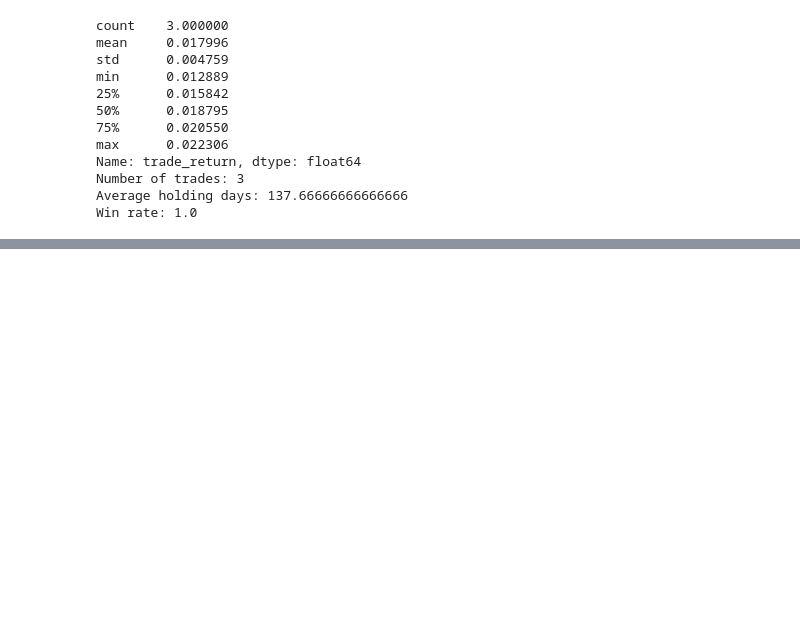
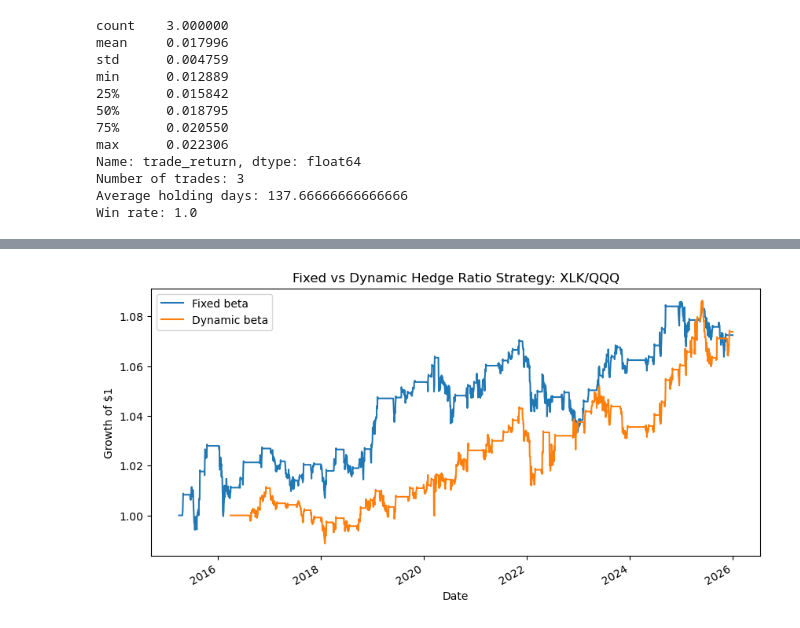
Before and after one commit to jamienordio/pairs-trading-backtest, a Jupyter notebook: notebooks/01_data_exploration.ipynb, the cells around one changed output, grey strips where cells are left out. Drawn from its saved outputs; the diff is of its cells as text; code cells hidden in the pictures; blank space fills up the shorter version.

```diff
--- a/notebooks/01_data_exploration.ipynb
+++ b/notebooks/01_data_exploration.ipynb
@@ -528,0 +577,14 @@ Win rate: 1.0
+# %%
+rolling_strategy_returns = compute_strategy_returns(
+    prices=prices,
+    positions=rolling_positions,
+    ticker_y=ticker_y,
+    ticker_x=ticker_x,
+    beta=beta,
+    transaction_cost_bps=5.0,
+)
+
+rolling_metrics = compute_performance_metrics(rolling_strategy_returns)
+
+for key, value in rolling_metrics.items():
+    print(f"{key}: {value:.4f}")
@@ -528,0 +849,20 @@ Win rate: 1.0
+# %%
+fixed_cum = compute_cumulative_returns(rolling_strategy_returns)
+dynamic_cum = compute_cumulative_returns(dynamic_beta_returns)
+
+comparison_cum = pd.concat(
+    {
+        "Fixed beta": fixed_cum,
+        "Dynamic beta": dynamic_cum,
+    },
+    axis=1,
+)
+
+ax = comparison_cum.plot(figsize=(10, 5))
+
+ax.set_title(f"Fixed vs Dynamic Hedge Ratio Strategy: {ticker_y}/{ticker_x}")
+ax.set_xlabel("Date")
+ax.set_ylabel("Growth of $1")
+plt.show()
+# %% [output]
+[figure, added]
```
Also changed, not shown: parts of 49 cells of this notebook, 2 other files.
